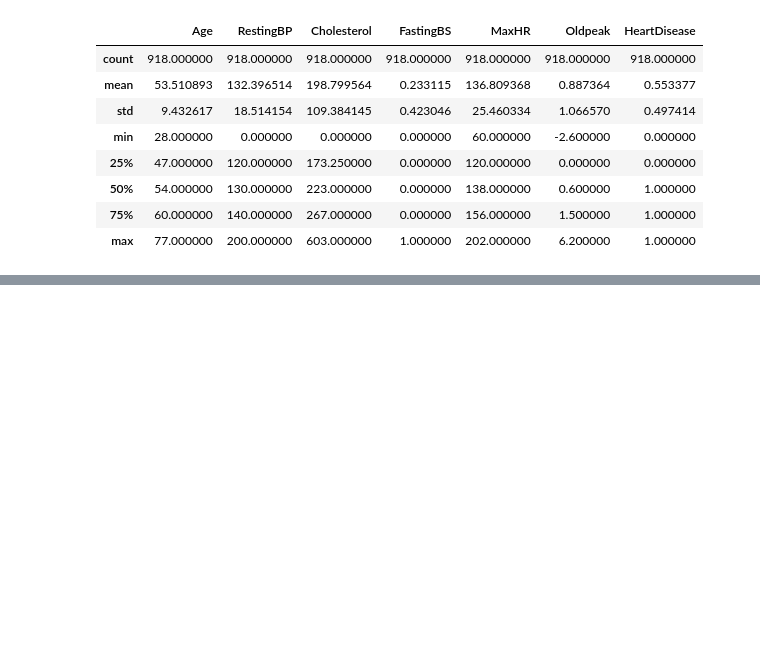
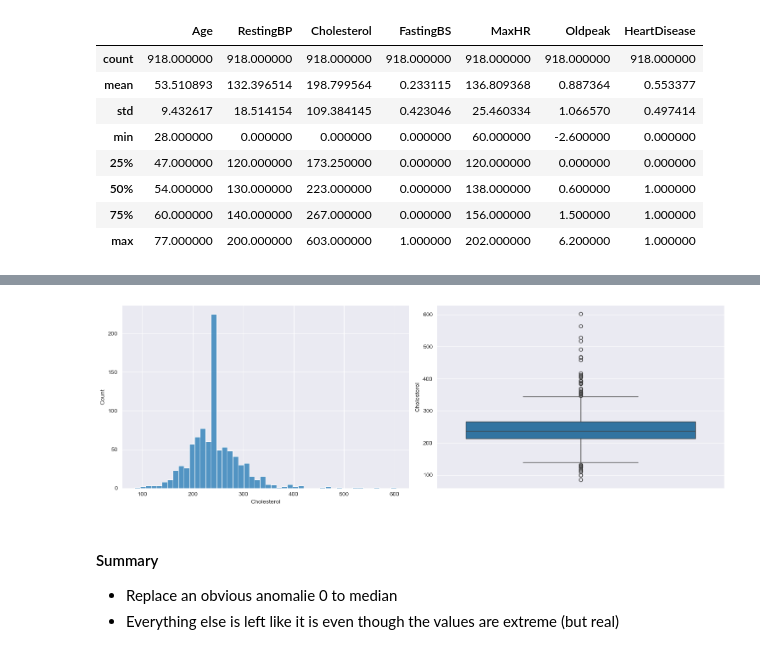
Before and after one commit to Sanjouk/IA01-Project, a Jupyter notebook: src/project.ipynb, the cells around one changed output, grey strips where cells are left out. Saved outputs shown, nothing was run; the diff lists cells and outputs as text; code cells hidden in the pictures; blank space fills up the shorter version.

```diff
--- a/src/project.ipynb
+++ b/src/project.ipynb
@@ -141,0 +157,14 @@ plt.show()
+# %%
+plt.figure(figsize = (15,5))
+plt.subplot(1,2,1)
+sns.histplot(x='Cholesterol', data=heart_data)
+plt.subplot(1,2,2)
+sns.boxplot(y='Cholesterol', data=heart_data)
+plt.tight_layout()
+plt.show()
+# %% [output]
+[figure, added]
+# %% [markdown]
+#### Summary
+   - Replace an obvious anomalie 0 to median
+   - Everything else is left like it is even though the values are extreme (but real)
```
Also changed, not shown: parts of 9 cells of this notebook.
